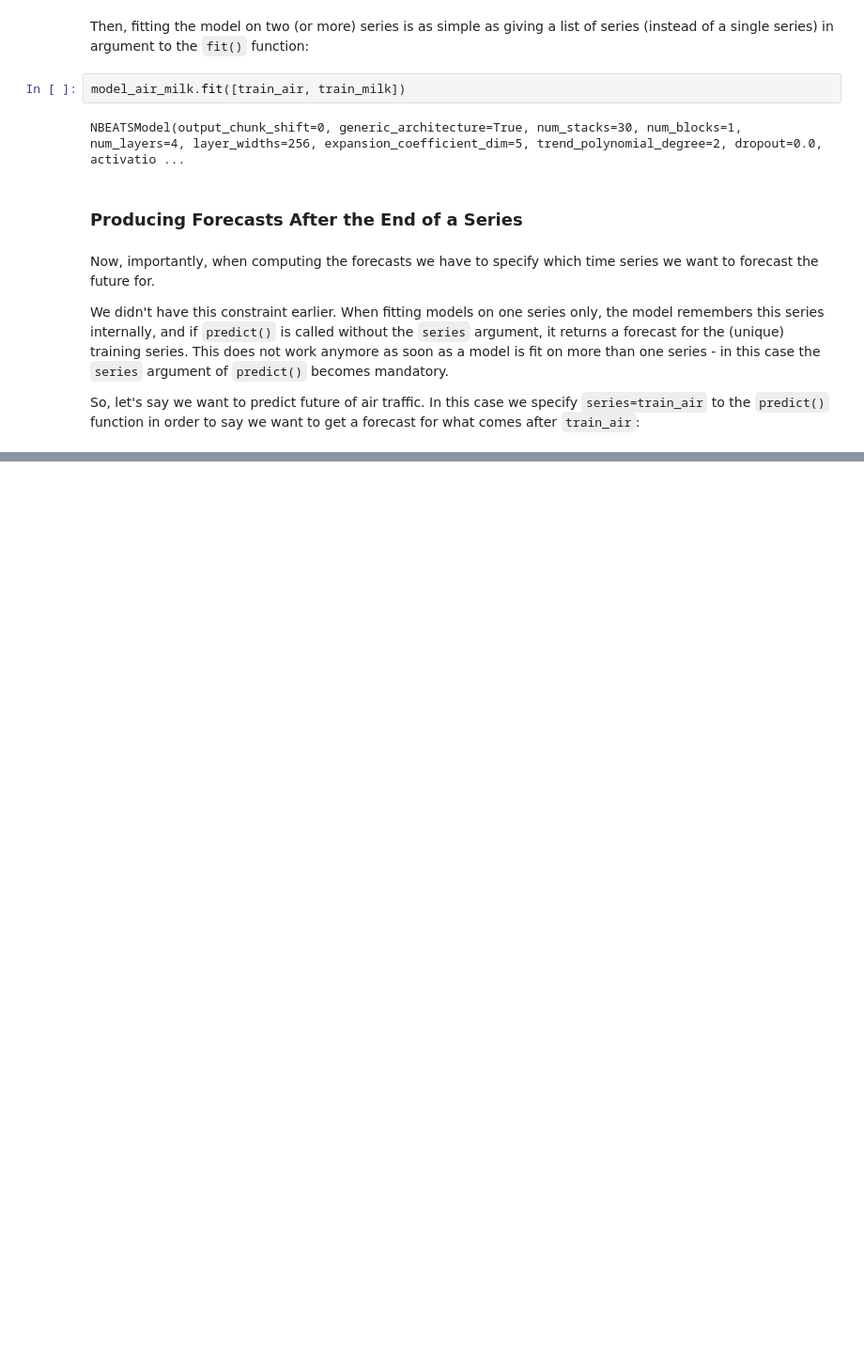
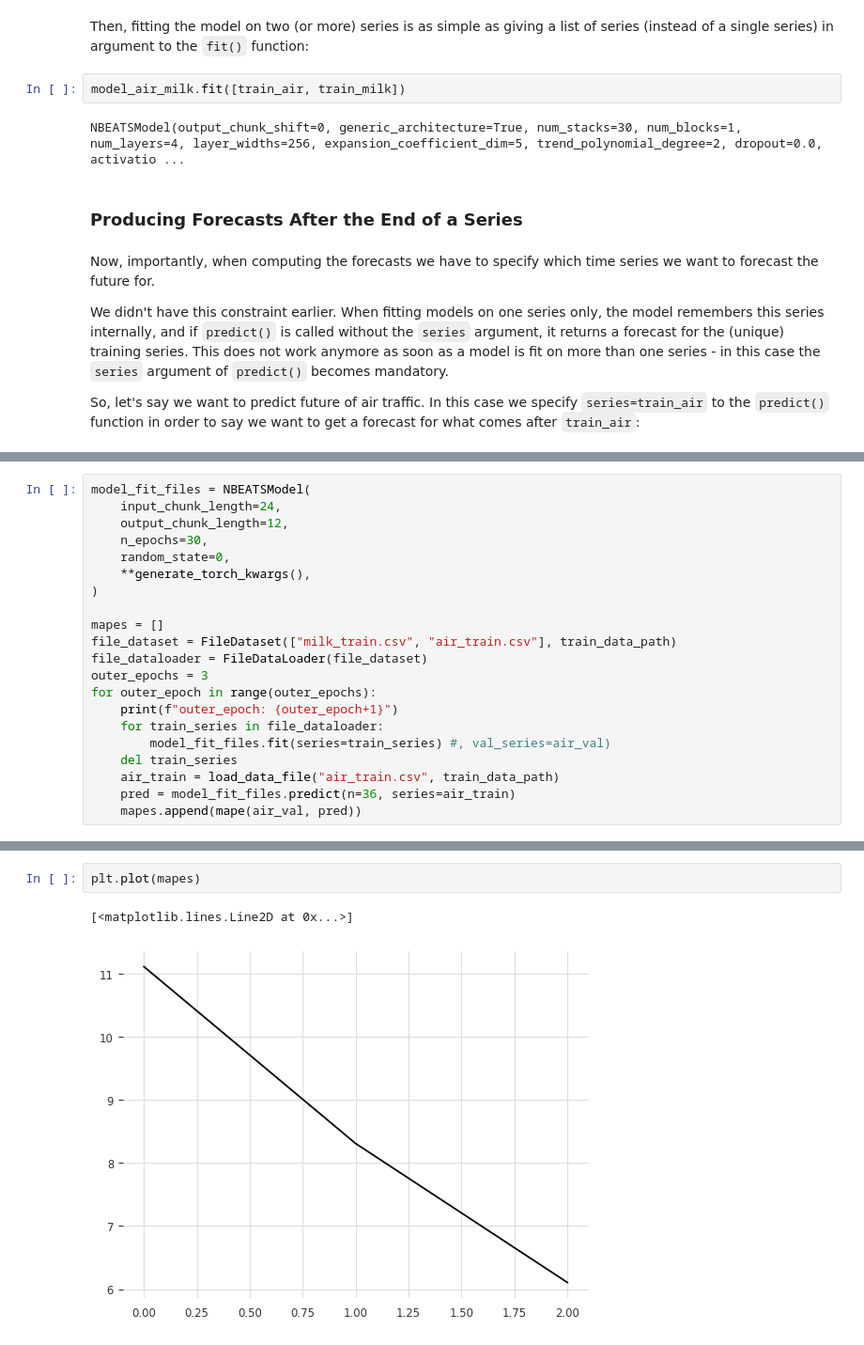
Before and after one commit to dshulman/darts, a Jupyter notebook: examples/101-Multi-time-series-from files.ipynb, the cells around one changed output, grey strips where cells are left out. Shown: that part at 94% size. Cells and saved outputs as stored; diff of their text form; blank space fills up the shorter version.

```diff
--- a/examples/101-Multi-time-series-from files.ipynb
+++ b/examples/101-Multi-time-series-from files.ipynb
@@ -147,0 +310,21 @@ MAPE = 7.58%
+# %%
+model_fit_files = NBEATSModel(
+    input_chunk_length=24,
+    output_chunk_length=12,
+    n_epochs=30,
+    random_state=0,
+    **generate_torch_kwargs(),
+)
+
+mapes = []
+file_dataset = FileDataset(["milk_train.csv", "air_train.csv"], train_data_path)
+file_dataloader = FileDataLoader(file_dataset)
+outer_epochs = 3
+for outer_epoch in range(outer_epochs):
+    print(f"outer_epoch: {outer_epoch+1}")
+    for train_series in file_dataloader:
+        model_fit_files.fit(series=train_series) #, val_series=air_val)
+    del train_series
+    air_train = load_data_file("air_train.csv", train_data_path)
+    pred = model_fit_files.predict(n=36, series=air_train)
+    mapes.append(mape(air_val, pred))
@@ -147,0 +341,5 @@ MAPE = 7.58%
+# %%
+plt.plot(mapes)
+# %% [output]
+[<matplotlib.lines.Line2D at 0x...>]
+[figure, added]
```
Also changed, not shown: parts of 19 cells of this notebook, 2 other files.
